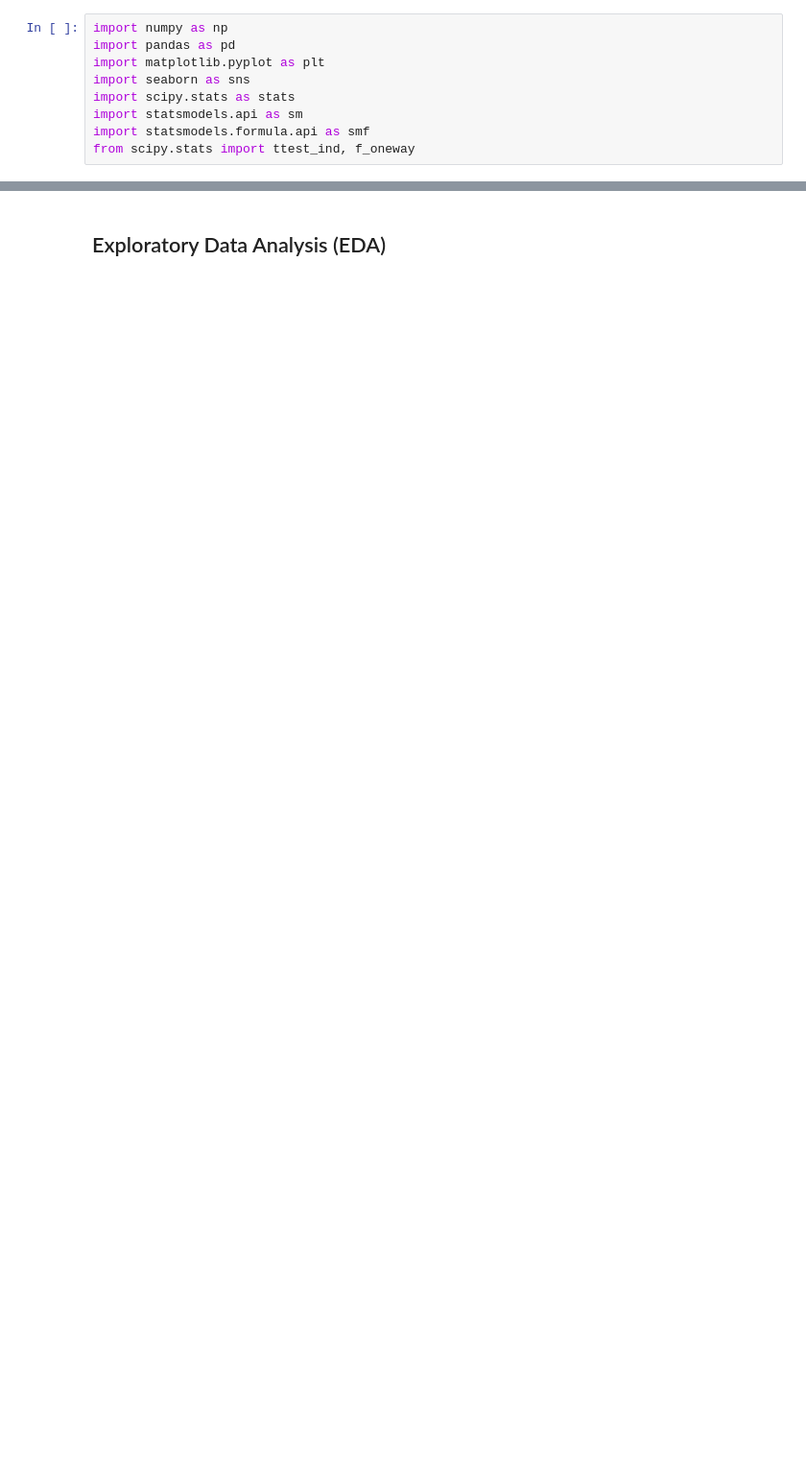
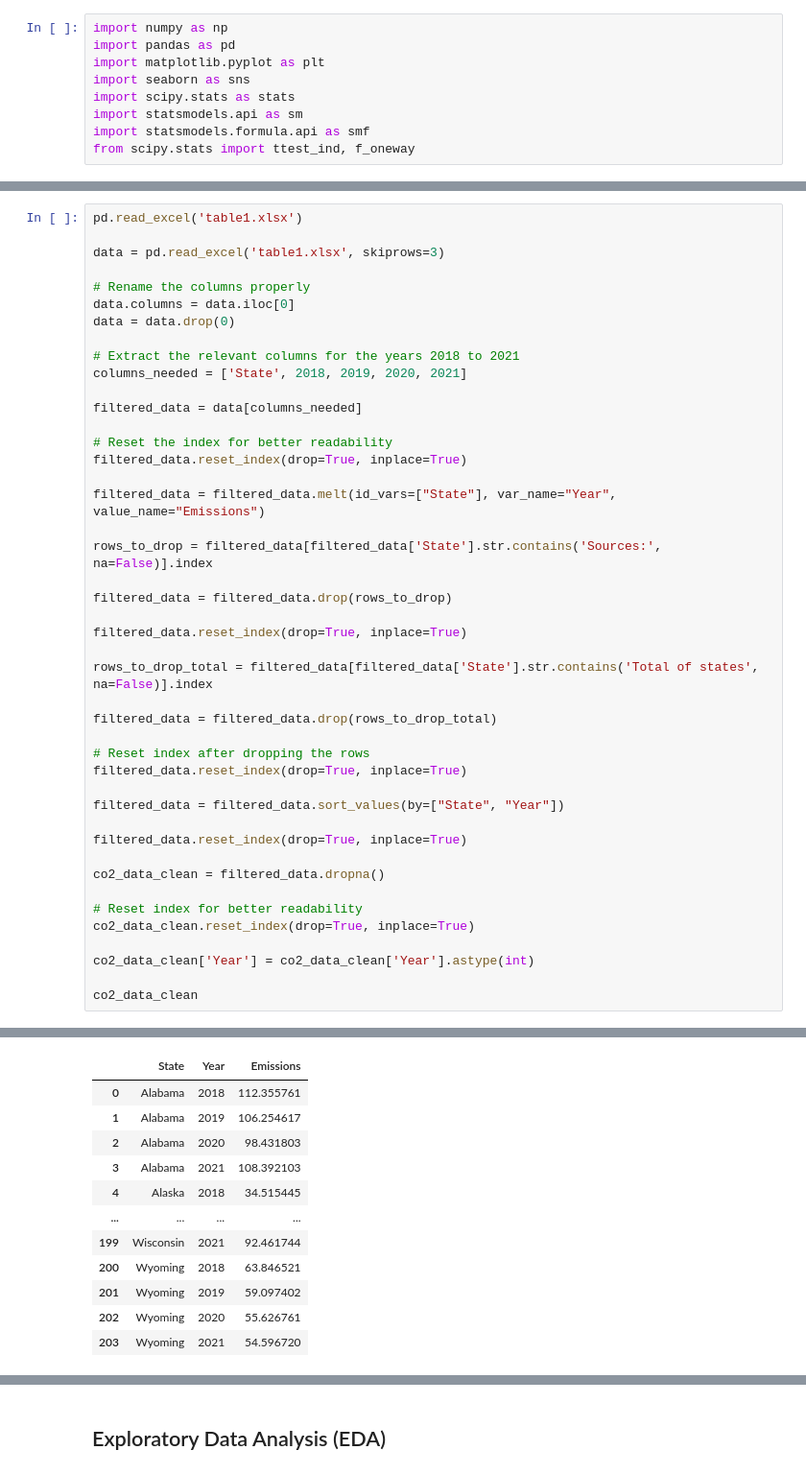
Before and after one commit to NathanYKo/Remote-CO2-Emissions189, a Jupyter notebook: final.ipynb, the cells around one changed output, grey strips where cells are left out. Shown at 96% size. Cells and saved outputs as stored; diff of their text form; blank space fills up the shorter version.

```diff
--- a/final.ipynb
+++ b/final.ipynb
@@ -9,0 +185,45 @@ from scipy.stats import ttest_ind, f_oneway
+# %%
+pd.read_excel('table1.xlsx')
+
+data = pd.read_excel('table1.xlsx', skiprows=3)
+
+# Rename the columns properly
+data.columns = data.iloc[0]
+data = data.drop(0)
+
+# Extract the relevant columns for the years 2018 to 2021
+columns_needed = ['State', 2018, 2019, 2020, 2021]
+
+filtered_data = data[columns_needed]
+
+# Reset the index for better readability
+filtered_data.reset_index(drop=True, inplace=True)
+
+filtered_data = filtered_data.melt(id_vars=["State"], var_name="Year", value_name="Emissions")
+
+rows_to_drop = filtered_data[filtered_data['State'].str.contains('Sources:', na=False)].index
+
+filtered_data = filtered_data.drop(rows_to_drop)
+
+filtered_data.reset_index(drop=True, inplace=True)
+
+rows_to_drop_total = filtered_data[filtered_data['State'].str.contains('Total of states', na=False)].index
+
+filtered_data = filtered_data.drop(rows_to_drop_total)
+
+# Reset index after dropping the rows
+filtered_data.reset_index(drop=True, inplace=True)
+
+filtered_data = filtered_data.sort_values(by=["State", "Year"])
+
+filtered_data.reset_index(drop=True, inplace=True)
+
+co2_data_clean = filtered_data.dropna()
+
+# Reset index for better readability
+co2_data_clean.reset_index(drop=True, inplace=True)
+
+co2_data_clean['Year'] = co2_data_clean['Year'].astype(int)
+
+co2_data_clean
+# %% [output]
@@ -9,0 +235,12 @@ from scipy.stats import ttest_ind, f_oneway
+|  | State | Year | Emissions |
+| 0 | Alabama | 2018 | 112.355761 |
+| 1 | Alabama | 2019 | 106.254617 |
+| 2 | Alabama | 2020 | 98.431803 |
+| 3 | Alabama | 2021 | 108.392103 |
+| 4 | Alaska | 2018 | 34.515445 |
+| ... | ... | ... | ... |
+| 199 | Wisconsin | 2021 | 92.461744 |
+| 200 | Wyoming | 2018 | 63.846521 |
+| 201 | Wyoming | 2019 | 59.097402 |
+| 202 | Wyoming | 2020 | 55.626761 |
+| 203 | Wyoming | 2021 | 54.596720 |
```
Also changed, not shown: parts of 13 cells of this notebook, 6 other files.
